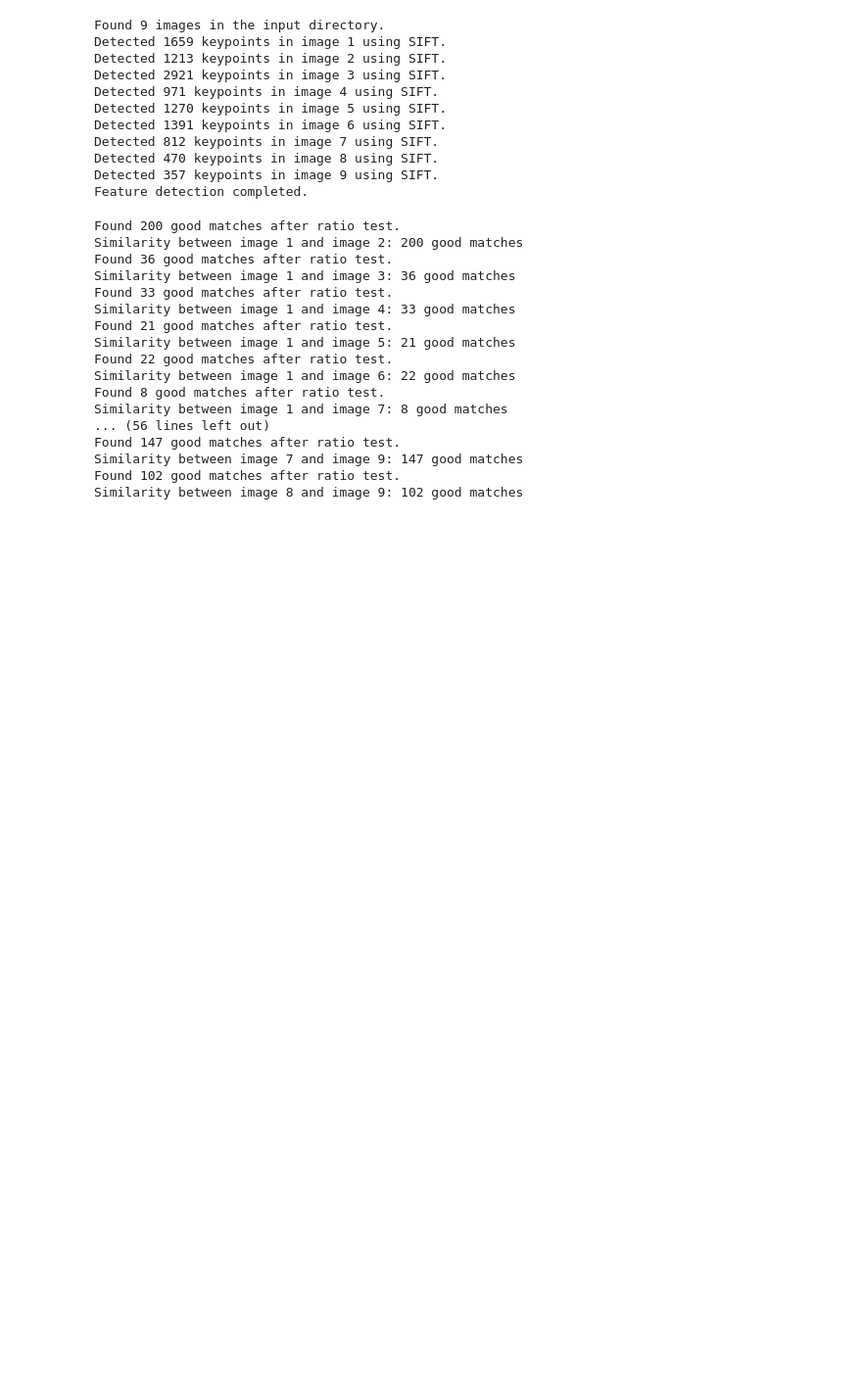
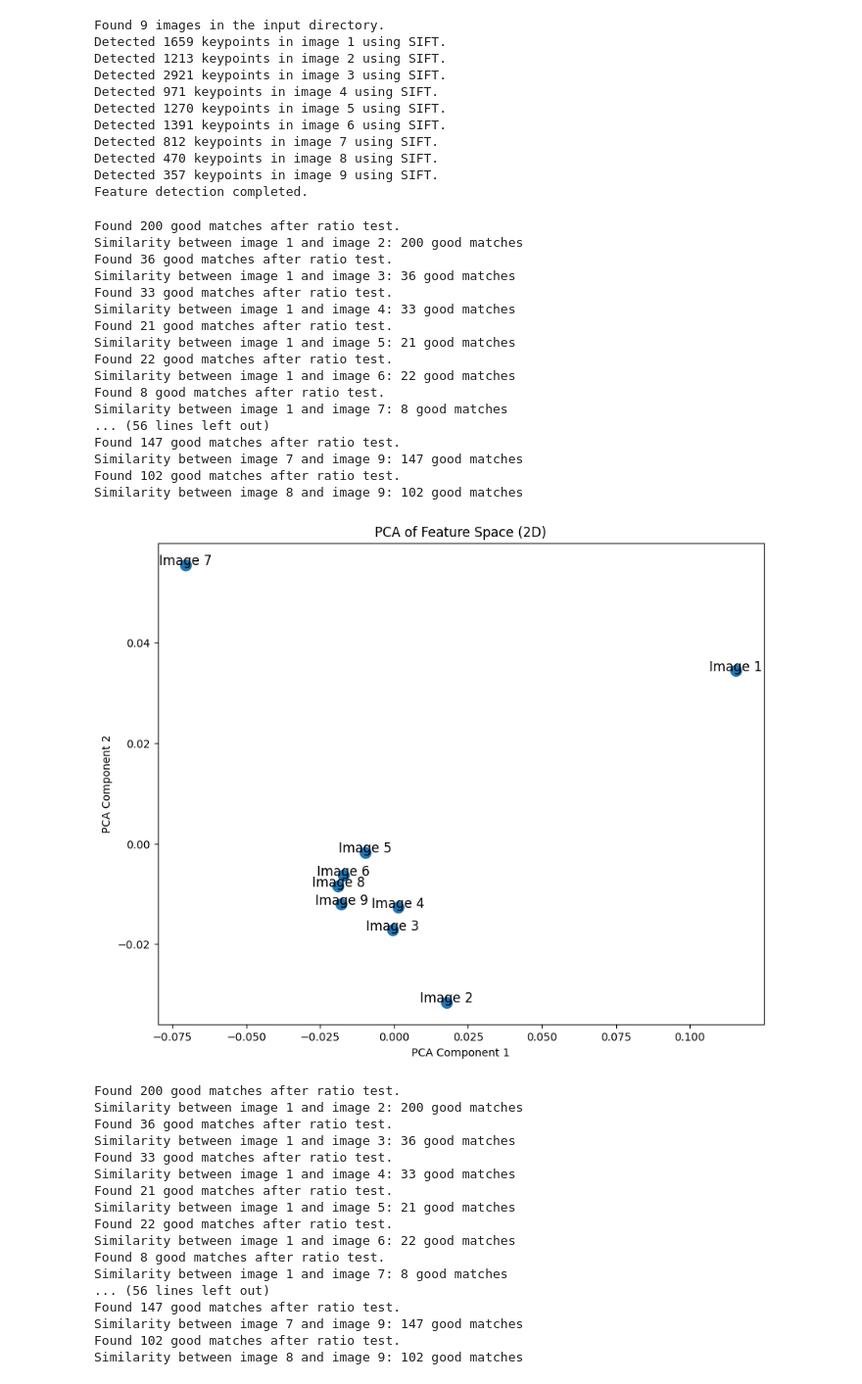
Before and after one commit to takayuki112/project_panaroma, a Jupyter notebook: recc.ipynb, the cells around one changed output. Shown: that part at 98% size. Cells and saved outputs as stored; diff of their text form; code cells hidden in the pictures; blank space fills up the shorter version.

```diff
--- a/recc.ipynb
+++ b/recc.ipynb
@@ -1,6 +1,10 @@
 # %%
 import logging
+
+# to be added to requirements.txt
 import seaborn as sns
+from sklearn.decomposition import PCA
+
 import cv2
 import matplotlib.pyplot as plt
 import numpy as np
@@ -161,6 +165,25 @@ class StitcherWithRecommender(Stitcher):
             self.detect_keypoints_and_descriptors()
             self.stitch3_with_post()
             print(f"Stitched panorama for cluster {idx + 1} saved.")
+
+    def plot_pca_feature_space(self, distance_matrix):
+        # Apply PCA to reduce the distance matrix to 2D
+        pca = PCA(n_components=2)
+        pca_result = pca.fit_transform(distance_matrix)
+
+        # Plot the 2D feature space
+        plt.figure(figsize=(10, 8))
+        plt.scatter(pca_result[:, 0], pca_result[:, 1], s=100)
+
+        # Label each point with its corresponding image index
+        for i in range(pca_result.shape[0]):
+            plt.text(pca_result[i, 0], pca_result[i, 1], f"Image {i+1}",
+                     fontsize=12, ha="center")
+
+        plt.title("PCA of Feature Space (2D)")
+        plt.xlabel("PCA Component 1")
+        plt.ylabel("PCA Component 2")
+        plt.show()
 # %%
 # Assuming `stitcher` is an instance of the Stitcher class
 stitcher = StitcherWithRecommender()
@@ -182,6 +205,36 @@ Detected 812 keypoints in image 7 using SIFT.
 Detected 470 keypoints in image 8 using SIFT.
 Detected 357 keypoints in image 9 using SIFT.
 Feature detection completed.
+# %%
+
+# Compute the similarity matrix for the images
+similarity_matrix = stitcher.compute_pairwise_similarities()
+
+# Convert similarity matrix to distance matrix
+hc = HierarchicalClustering(similarity_matrix)
+distance_matrix = hc._convert_similarity_to_distance(similarity_matrix)
+
+# Plot PCA visualization of the feature space
+stitcher.plot_pca_feature_space(distance_matrix)
+# %% [output]
+Found 200 good matches after ratio test.
+Similarity between image 1 and image 2: 200 good matches
+Found 36 good matches after ratio test.
+Similarity between image 1 and image 3: 36 good matches
+Found 33 good matches after ratio test.
+Similarity between image 1 and image 4: 33 good matches
+Found 21 good matches after ratio test.
+Similarity between image 1 and image 5: 21 good matches
+Found 22 good matches after ratio test.
+Similarity between image 1 and image 6: 22 good matches
+Found 8 good matches after ratio test.
+Similarity between image 1 and image 7: 8 good matches
+... (56 lines left out)
+Found 147 good matches after ratio test.
+Similarity between image 7 and image 9: 147 good matches
+Found 102 good matches after ratio test.
+Similarity between image 8 and image 9: 102 good matches
+[figure, added]
 # %%
 # Compute the similarity matrix for the images
 similarity_matrix = stitcher.compute_pairwise_similarities()
```
Also changed, not shown: 1 other file.
